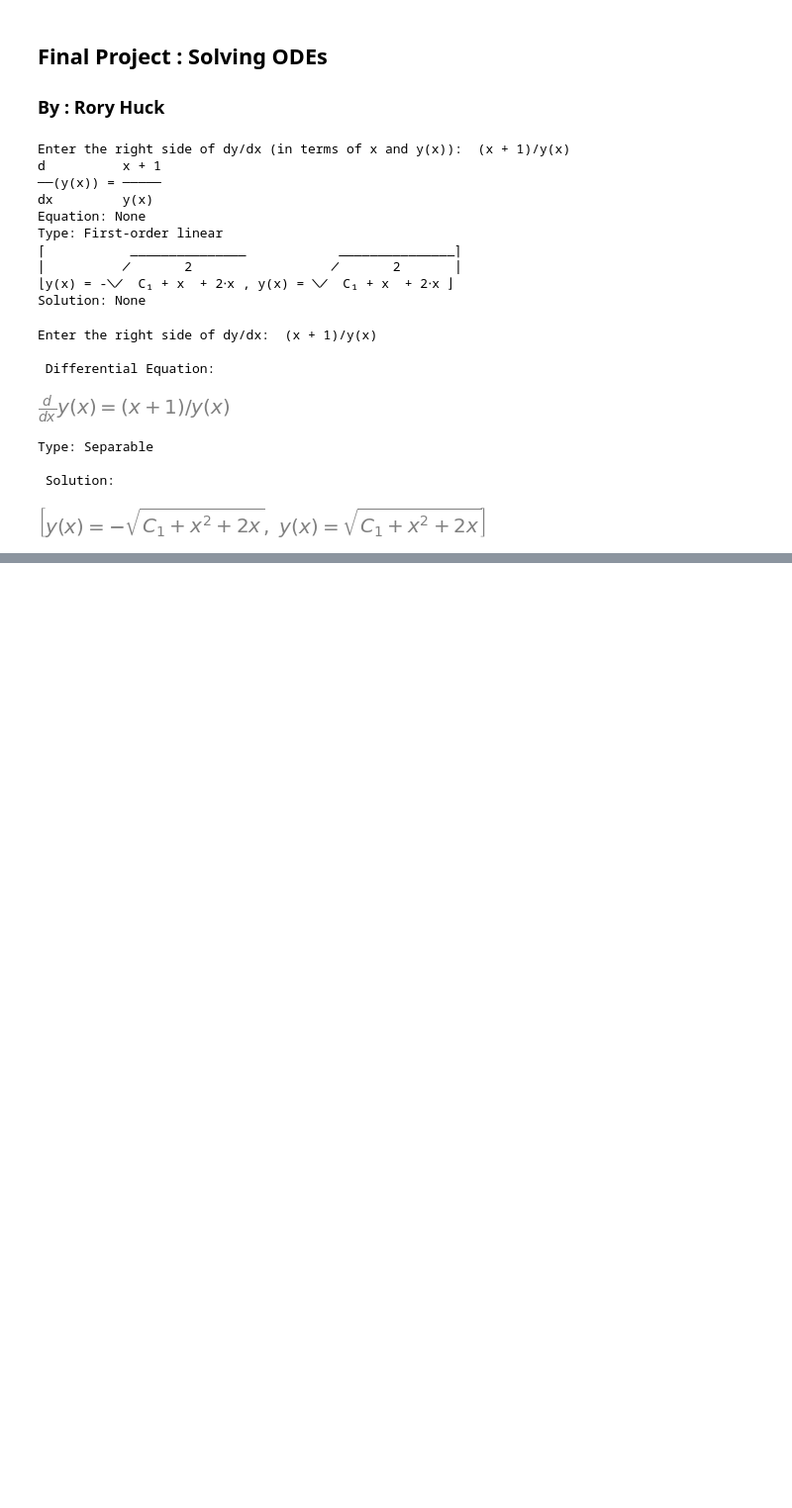
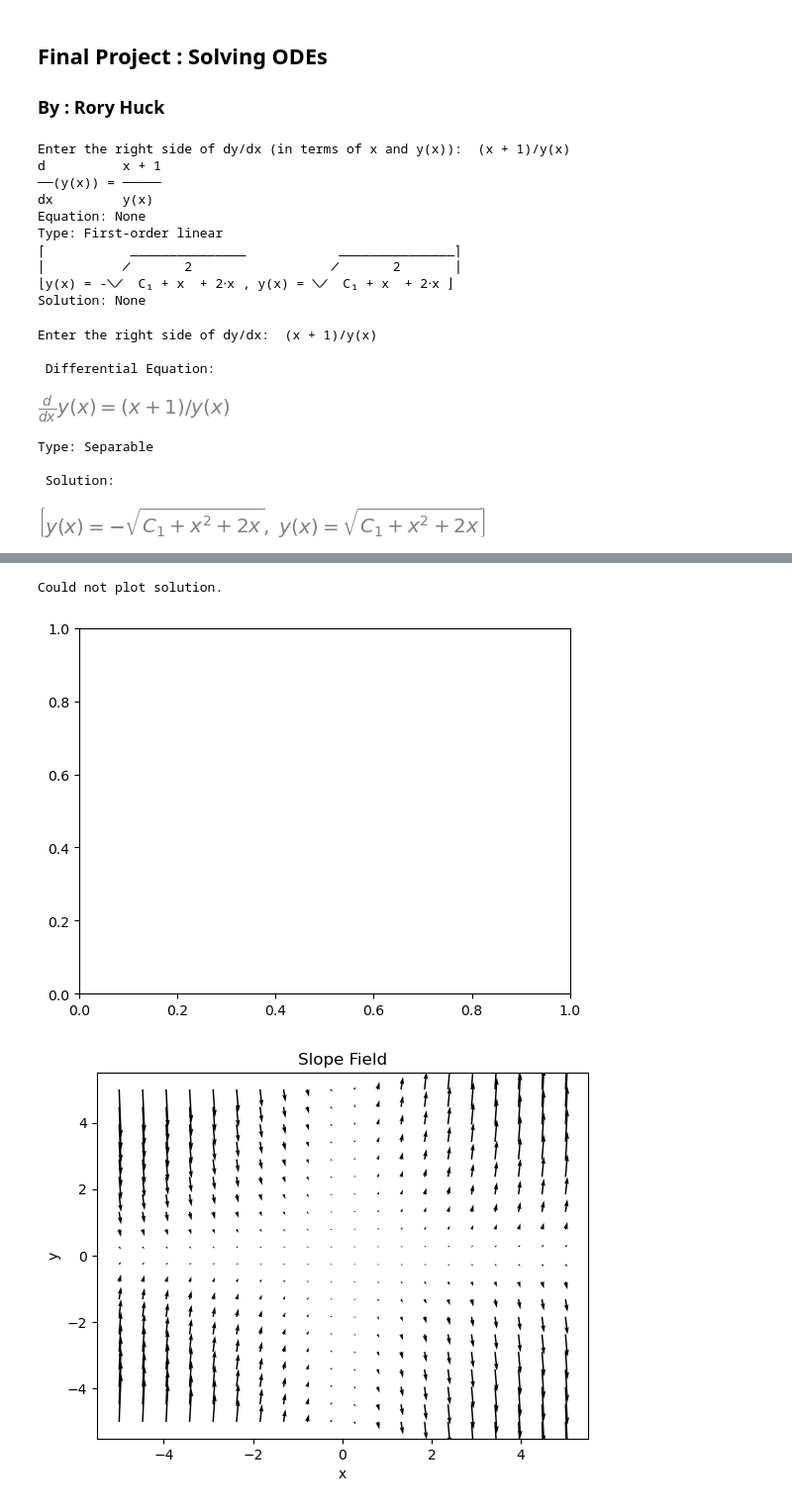
Before and after one commit to roryhuck/PythonProgramming, a Jupyter notebook: Final Project/FinalProject.ipynb, the cells around one changed output, grey strips where cells are left out. Shown at 99% size. Cells and saved outputs as stored; diff of their text form; code cells hidden in the pictures; blank space fills up the shorter version.

```diff
--- a/Final Project/FinalProject.ipynb
+++ b/Final Project/FinalProject.ipynb
@@ -89,0 +284,8 @@ Type: Separable
+# %%
+# plots AFTER solution is printed
+plot_solution(solution)
+slope_field(rhs)
+# %% [output]
+Could not plot solution.
+[figure, added]
+[figure, added]
```
Also changed, not shown: parts of 5 cells of this notebook, 3 other files.
